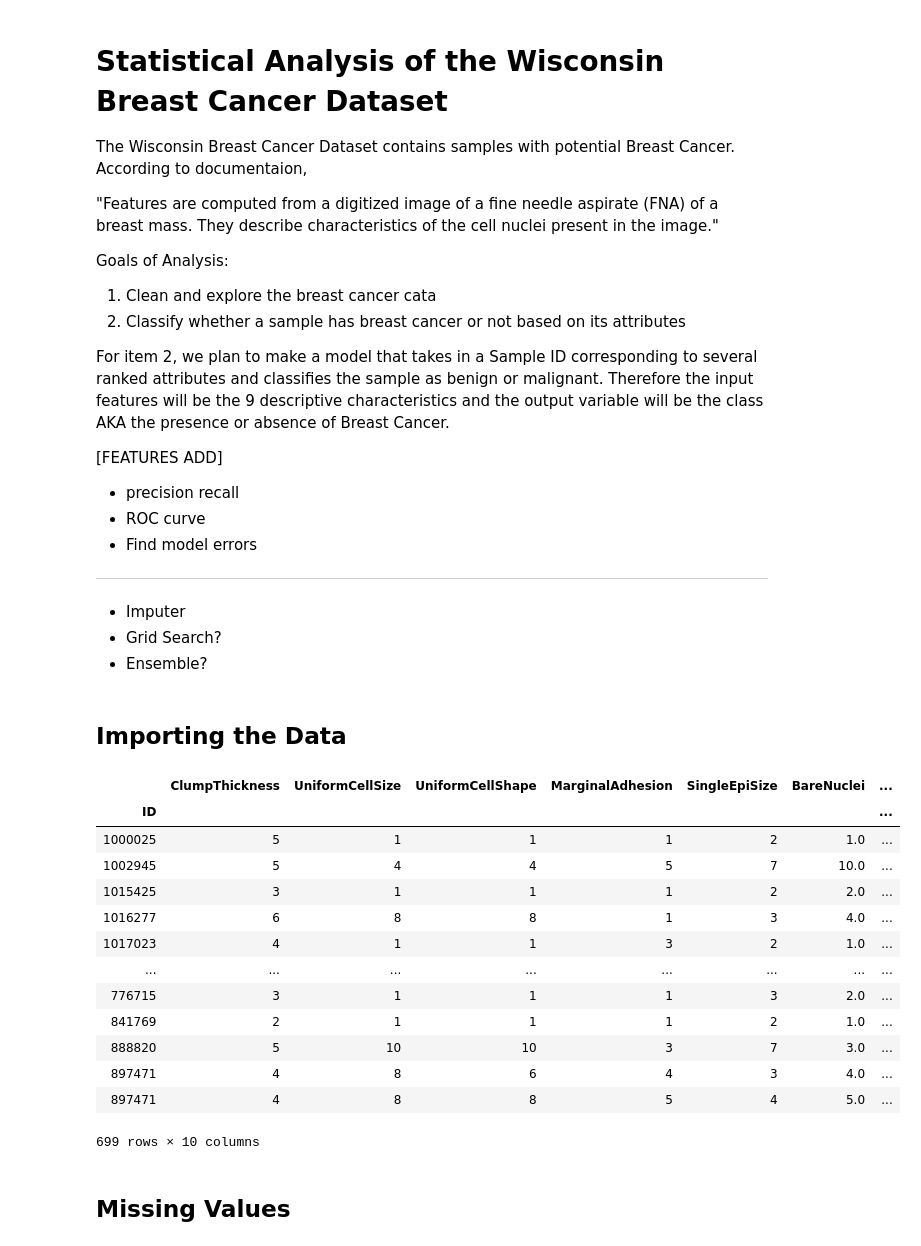
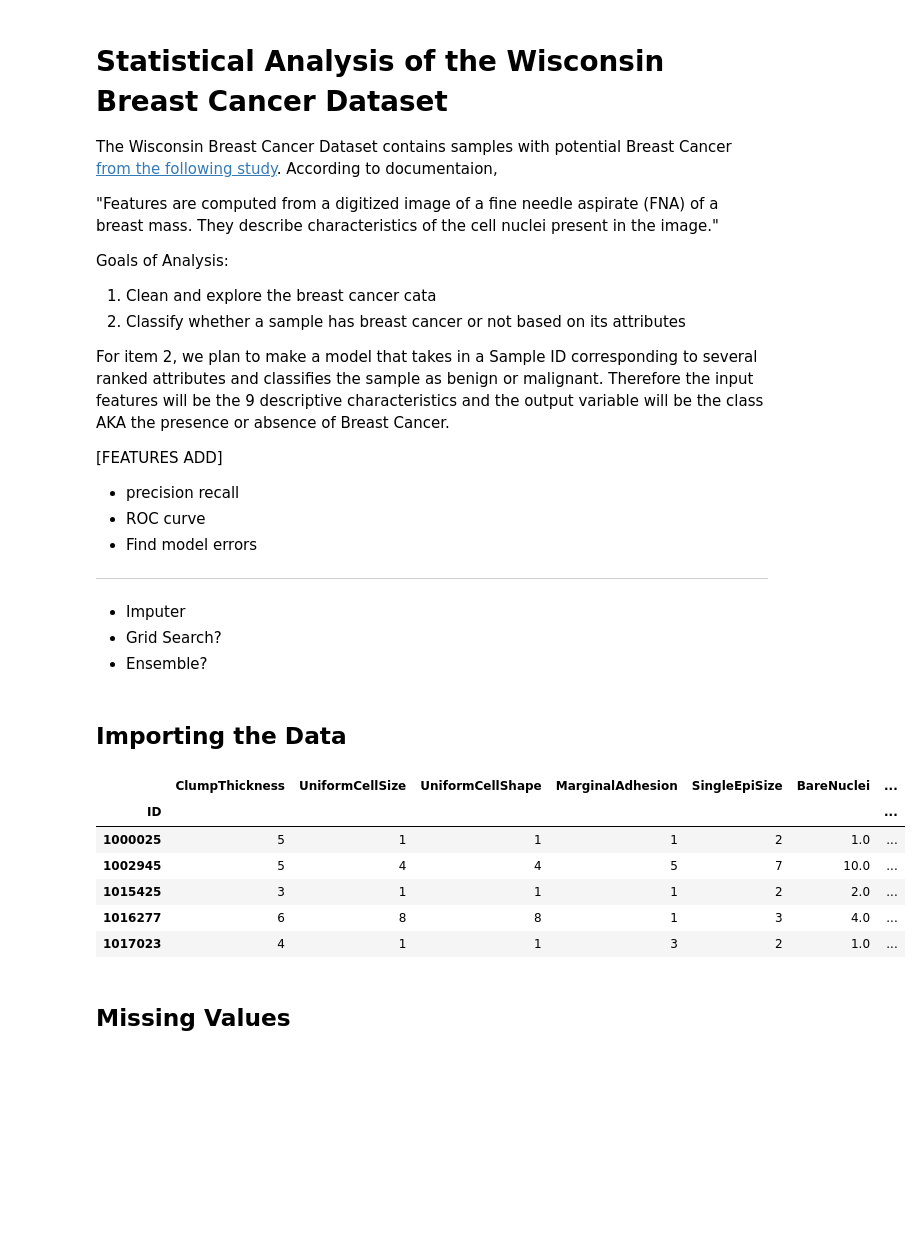
Before and after one commit to freebreadstix/data-science-projects, a Jupyter notebook: breast_cancer/breast_cancer.ipynb, the cells around one changed output. Cells and saved outputs as stored; diff of their text form; code cells hidden in the pictures; blank space fills up the shorter version.

Commit message:
Add Datasets

```diff
--- a/breast_cancer/breast_cancer.ipynb
+++ b/breast_cancer/breast_cancer.ipynb
@@ -1,7 +1,7 @@
 # %% [markdown]
 # Statistical Analysis of the Wisconsin Breast Cancer Dataset
 
-The Wisconsin Breast Cancer Dataset contains samples with potential Breast Cancer. According to documentaion,
+The Wisconsin Breast Cancer Dataset contains samples with potential Breast Cancer [from the following study](http://citeseerx.ist.psu.edu/viewdoc/download?doi=10.1.1.56.707&rep=rep1&type=pdf). According to documentaion,
 
 "Features are computed from a digitized image of a fine needle aspirate (FNA) of a breast mass. They describe characteristics of the cell nuclei present in the image."
 
@@ -36,23 +36,16 @@ from sklearn.metrics import accuracy_score, confusion_matrix
 # %%
 names = ['ID', 'ClumpThickness', 'UniformCellSize', 'UniformCellShape', 'MarginalAdhesion',
          'SingleEpiSize', 'BareNuclei', 'BlandChromatin', 'NormalNucleoli', 'Mitoses', 'Class']
 df = pd.read_csv('breast-cancer-wisconsin.data', names=names, index_col=0, na_values='?')
-df
+df.head()
 # %% [output]
 |  | ClumpThickness | UniformCellSize | UniformCellShape | MarginalAdhesion | SingleEpiSize | BareNuclei | ... |
 | ID |  |  |  |  |  |  | ... |
 | 1000025 | 5 | 1 | 1 | 1 | 2 | 1.0 | ... |
 | 1002945 | 5 | 4 | 4 | 5 | 7 | 10.0 | ... |
 | 1015425 | 3 | 1 | 1 | 1 | 2 | 2.0 | ... |
 | 1016277 | 6 | 8 | 8 | 1 | 3 | 4.0 | ... |
 | 1017023 | 4 | 1 | 1 | 3 | 2 | 1.0 | ... |
-| ... | ... | ... | ... | ... | ... | ... | ... |
-| 776715 | 3 | 1 | 1 | 1 | 3 | 2.0 | ... |
-| 841769 | 2 | 1 | 1 | 1 | 2 | 1.0 | ... |
-| 888820 | 5 | 10 | 10 | 3 | 7 | 3.0 | ... |
-| 897471 | 4 | 8 | 6 | 4 | 3 | 4.0 | ... |
-| 897471 | 4 | 8 | 8 | 5 | 4 | 5.0 | ... |
-699 rows × 10 columns
 # %% [markdown]
 ## Missing Values
 # %%
```
Also changed, not shown: parts of 18 cells of this notebook, 6 other files.
